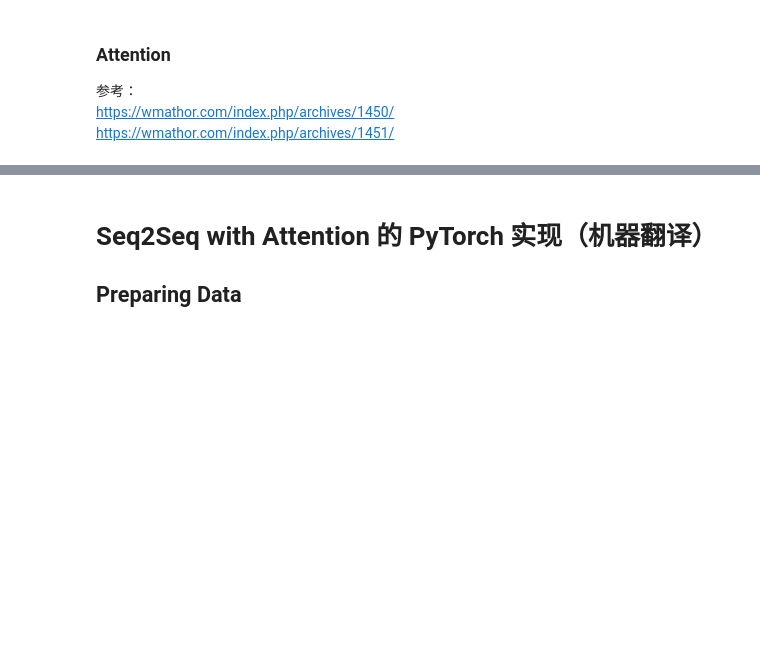
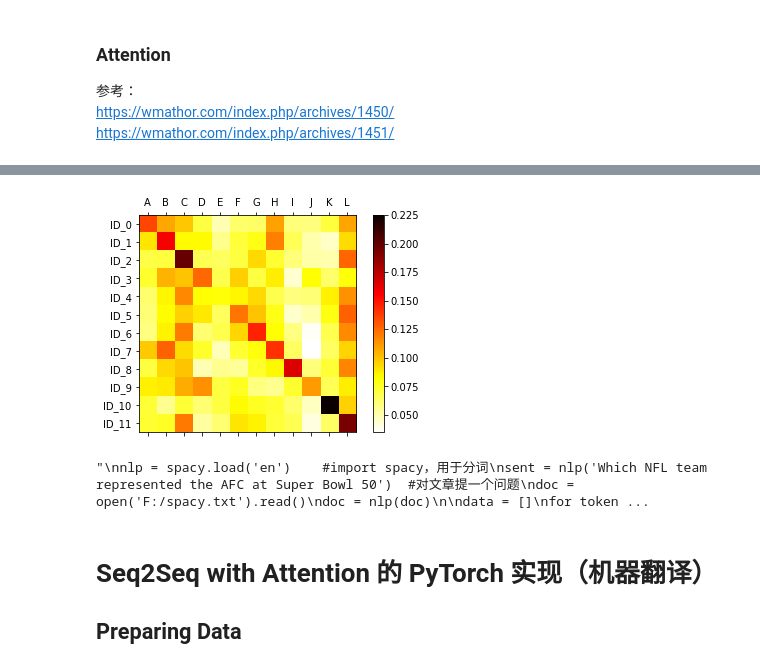
Before and after one commit to njucs/notebook, a Jupyter notebook: Attention.ipynb, the cells around one changed output, grey strips where cells are left out. Drawn from its saved outputs; the diff is of its cells as text; code cells hidden in the pictures; blank space fills up the shorter version.

```diff
--- a/Attention.ipynb
+++ b/Attention.ipynb
@@ -7,0 +10,78 @@ https://wmathor.com/index.php/archives/1451/
+# %%
+import torch
+import torch.nn as nn
+import torch.optim as optim
+import torch.nn.functional as F
+import numpy as np
+import matplotlib.pyplot as plt
+import pandas as pd
+import matplotlib.ticker as ticker
+
+a = torch.randn(12, 18)
+b = a.softmax(dim=1)
+c = a.softmax(dim=0).transpose(0, 1)
+print(a, '\n',  b, '\n', c)
+d = b.matmul(c)
+print(d)
+
+d = d.numpy()
+
+variables = ['A','B','C','D','E','F','G','H','I','J','K','L']
+labels = ['ID_0','ID_1','ID_2','ID_3','ID_4','ID_5','ID_6','ID_7','ID_8','ID_9','ID_10','ID_11']
+
+df = pd.DataFrame(d, columns=variables, index=labels)
+
+fig = plt.figure()
+
+ax = fig.add_subplot(111)
+
+cax = ax.matshow(df, interpolation='nearest', cmap='hot_r')
+fig.colorbar(cax)
+
+tick_spacing = 1
+ax.xaxis.set_major_locator(ticker.MultipleLocator(tick_spacing))
+ax.yaxis.set_major_locator(ticker.MultipleLocator(tick_spacing))
+
+ax.set_xticklabels([''] + list(df.columns))
+ax.set_yticklabels([''] + list(df.index))
+
+plt.show()
+
+'''
+nlp = spacy.load('en')    #import spacy，用于分词
+sent = nlp('Which NFL team represented the AFC at Super Bowl 50')  #对文章提一个问题
+doc = open('F:/spacy.txt').read()
+doc = nlp(doc)
+
+data = []
+for token1 in doc:
+     data.append([token1.similarity(token2) for token2 in sent])
+
+d = np.array(data)
+d = d.transpose()
+col = [t.text for t in doc]     #需要显示的词
+index = [t.text for t in sent]  #需要显示的词
+df = pd.DataFrame(d, columns=col, index=index )
+
+fig = plt.figure()
+
+ax = fig.add_subplot(111)
+
+cax = ax.matshow(df, interpolation='nearest', cmap='hot_r')
+#cax = ax.matshow(df)
+fig.colorbar(cax)
+
+tick_spacing = 1
+ax.xaxis.set_major_locator(ticker.MultipleLocator(tick_spacing))
+ax.yaxis.set_major_locator(ticker.MultipleLocator(tick_spacing))
+
+# fontdict = {'rotation': 'vertical'}    #设置文字旋转
+fontdict = {'rotation': 90}       #或者这样设置文字旋转
+#ax.set_xticklabels([''] + list(df.columns), rotation=90)  #或者直接设置到这里
+# Axes.set_xticklabels(labels, fontdict=None, minor=False, **kwargs)
+ax.set_xticklabels([''] + list(df.columns), fontdict=fontdict)
+ax.set_yticklabels([''] + list(df.index))
+
+plt.show()
+'''
+# %% [output]
@@ -8,3 +105,5 @@ https://wmathor.com/index.php/archives/1451/
+[figure, added]
+"\nnlp = spacy.load('en')    #import spacy，用于分词\nsent = nlp('Which NFL team represented the AFC at Super Bowl 50')  #对文章提一个问题\ndoc = open('F:/spacy.txt').read()\ndoc = nlp(doc)\n\ndata = []\nfor token ...
 # %% [markdown]
 # Seq2Seq with Attention 的 PyTorch 实现（机器翻译）
 
```
Also changed, not shown: parts of 2 cells of this notebook.
